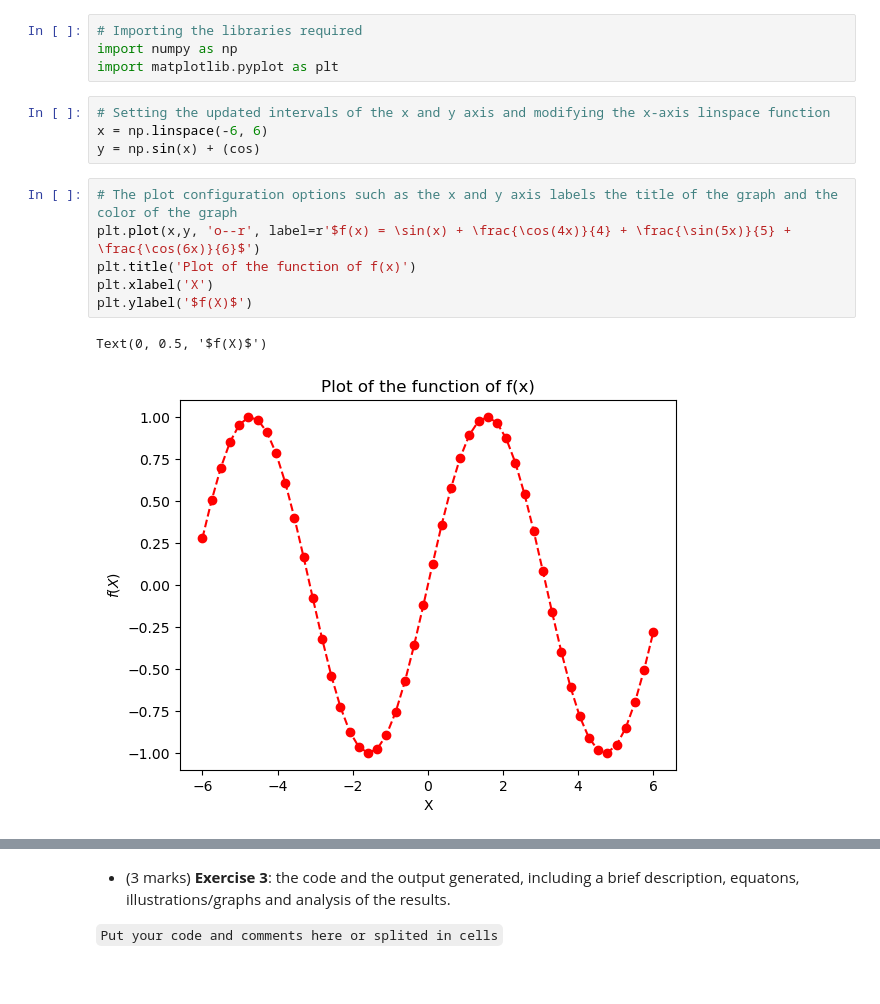
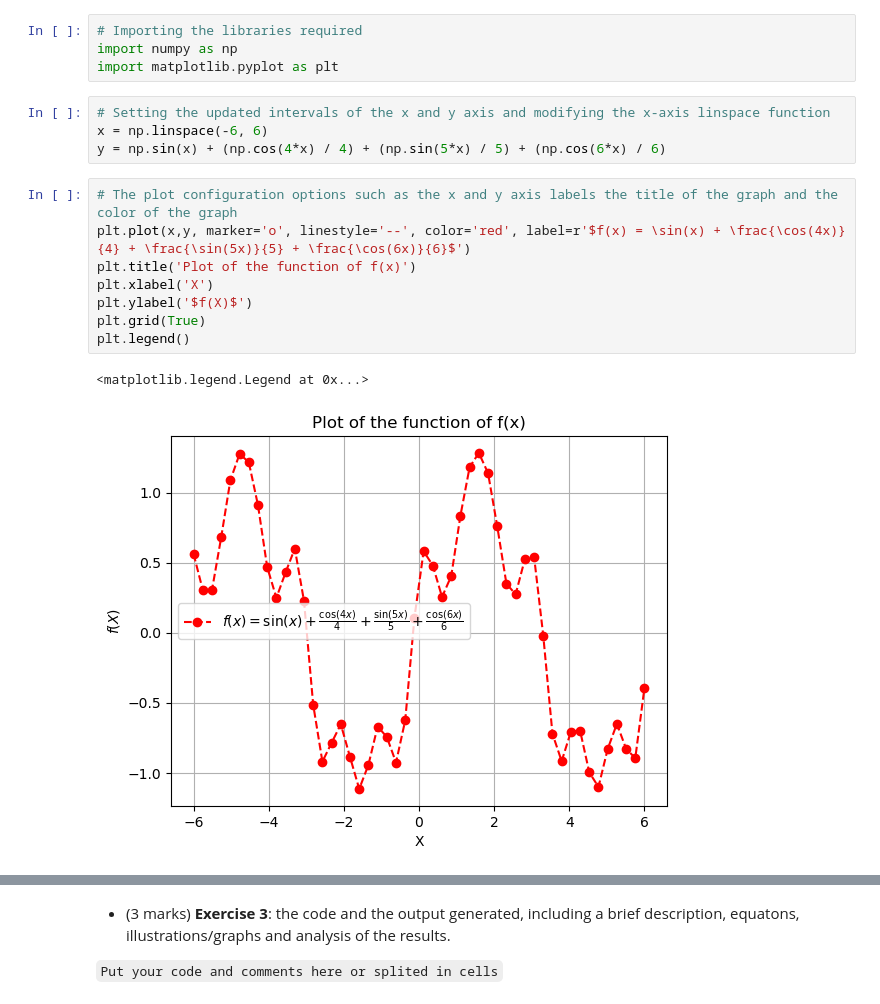
Before and after one commit to Abhay2412/ENCM509Labs, a Jupyter notebook: Lab 1/Lab01-AbhayKhosla.ipynb, the cells around one changed output, grey strips where cells are left out. Saved outputs shown, nothing was run; the diff lists cells and outputs as text.

```diff
--- a/Lab 1/Lab01-AbhayKhosla.ipynb
+++ b/Lab 1/Lab01-AbhayKhosla.ipynb
@@ -50,13 +50,15 @@ import matplotlib.pyplot as plt
 # %%
 # Setting the updated intervals of the x and y axis and modifying the x-axis linspace function
 x = np.linspace(-6, 6)
-y = np.sin(x) + (cos)
+y = np.sin(x) + (np.cos(4*x) / 4) + (np.sin(5*x) / 5) + (np.cos(6*x) / 6)
 # %%
 # The plot configuration options such as the x and y axis labels the title of the graph and the color of the graph
-plt.plot(x,y, 'o--r', label=r'$f(x) = \sin(x) + \frac{\cos(4x)}{4} + \frac{\sin(5x)}{5} + \frac{\cos(6x)}{6}$')
+plt.plot(x,y, marker='o', linestyle='--', color='red', label=r'$f(x) = \sin(x) + \frac{\cos(4x)}{4} + \frac{\sin(5x)}{5} + \frac{\cos(6x)}{6}$')
 plt.title('Plot of the function of f(x)')
 plt.xlabel('X')
 plt.ylabel('$f(X)$')
+plt.grid(True)
+plt.legend()
 # %% [output]
-Text(0, 0.5, '$f(X)$')
+<matplotlib.legend.Legend at 0x...>
-[figure, old version]
+[figure, new version]
```
Also changed, not shown: parts of 8 cells of this notebook.
